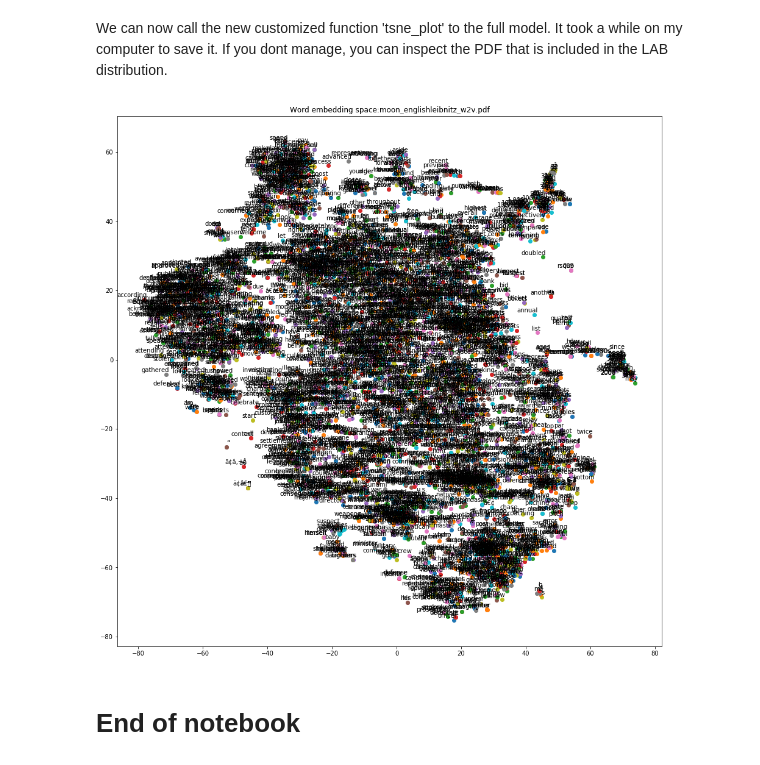
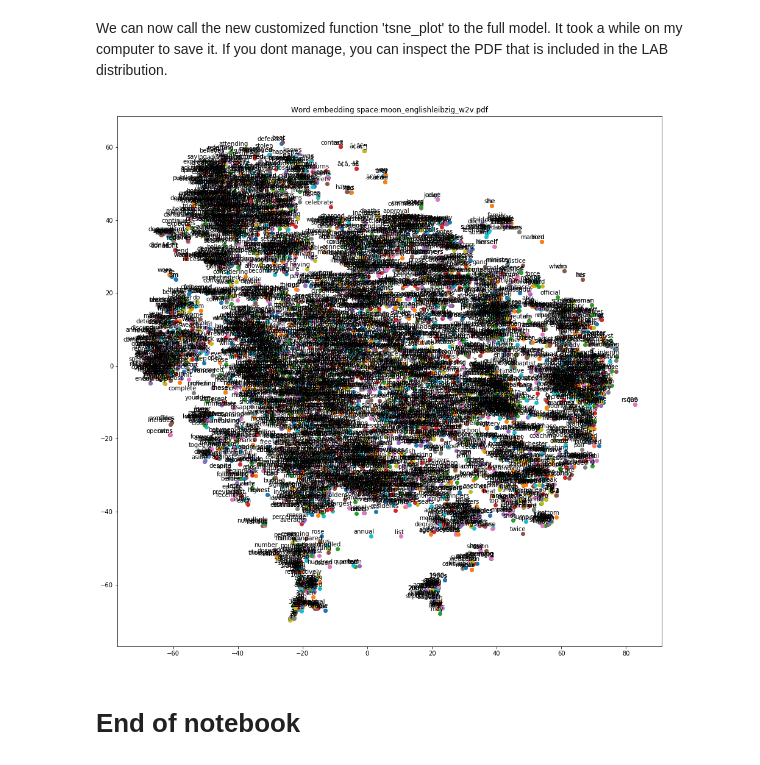
Before and after one commit to cltl/ma-hlt-labs, a Jupyter notebook: lab2.word_meaning/Lab2.3.create_embeddings_in_some_language.ipynb, the cells around one changed output. Cells and saved outputs as stored; diff of their text form; code cells hidden in the pictures.

```diff
--- a/lab2.word_meaning/Lab2.3.create_embeddings_in_some_language.ipynb
+++ b/lab2.word_meaning/Lab2.3.create_embeddings_in_some_language.ipynb
@@ -71,11 +76,12 @@ The next cell contains the processing function. After your run the cell in your
 # For this we import the modules word_tokenize and sent_tokenize
 
 from nltk.tokenize import word_tokenize, sent_tokenize
-
 import string
 
 #Function to remove punctuation from word tokens,
 #Takes a list of tokens as input
+
+#Note that these functions only work if you also imported NLTK and string before calling the function
 def remove_punct(tokens):
     # punct is a string with all punctuation tokens: !"#$%&'()*+,-./:;<=>?@[\]^_`{|}~
     punct = string.punctuation
@@ -94,7 +100,7 @@ def remove_punct(tokens):
 # We can read it line by line but
 # we need to skip the first token in each line which is the identifier and not regular text
 # Takes as input the path to a file
-def preprocess_leipnitz_sentences(file):
+def preprocess_leipzig_sentences(file):
     clean_sentences = []
 
     with open(file, "r") as i:
@@ -134,7 +140,7 @@ It takes a while before the whole file is processed. Get a coffee or cup of tea!
 # %%
 #eng_news_2005_1M-sentences.txt
 
-path_to_the_corpus_file='/Users/piek/Desktop/ONDERWIJS/data/leibnitz-corpora/eng_news_2005_1M-text/eng_news_2005_1M-sentences.txt'
+path_to_the_corpus_file='/Users/piek/Desktop/ONDERWIJS/data/leibzig-corpora/eng_news_2005_1M-text/eng_news_2005_1M-sentences.txt'
 
-text_leibnitzcorpus_clean = preprocess_leipnitz_sentences(path_to_the_corpus_file)
+text_leibzigcorpus_clean = preprocess_leipzig_sentences(path_to_the_corpus_file)
 # %% [markdown]
@@ -461,7 +459,7 @@ To display the whole space we rebuild the word2vec model and limit the vocabular
 from gensim.models import Word2Vec
 count=500
 
-englishleibnitz_w2v = Word2Vec(text_leibnitzcorpus_clean, size =50, window =4, min_count =count)
+englishleibzig_w2v = Word2Vec(text_leibzigcorpus_clean, size =50, window =4, min_count =count)
 # %% [markdown]
 To save the result to disk, we need another customized function:
 # %%
@@ -504,8 +502,8 @@ def tsne_plot(model, name):
 # %% [markdown]
 We can now call the new customized function 'tsne_plot' to the full model. It took a while on my computer to save it. If you dont manage, you can inspect the PDF that is included in the LAB distribution.
 # %%
-tsne_plot(englishleibnitz_w2v, 'moon_englishleibnitz_w2v.pdf')
+tsne_plot(englishleibzig_w2v, 'moon_englishleibzig_w2v.pdf')
 # %% [output]
-[figure, old version]
+[figure, new version]
 # %% [markdown]
 # End of notebook
```
Also changed, not shown: parts of 36 cells of this notebook, 5 other files.
